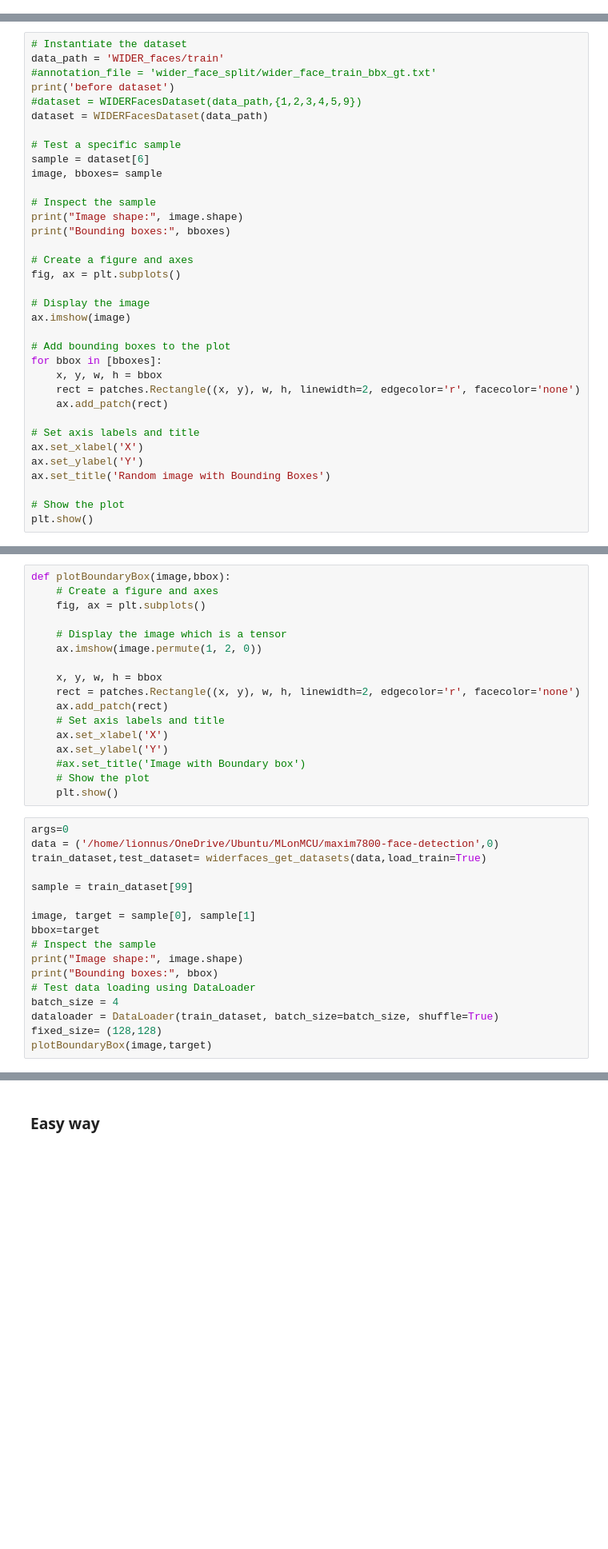
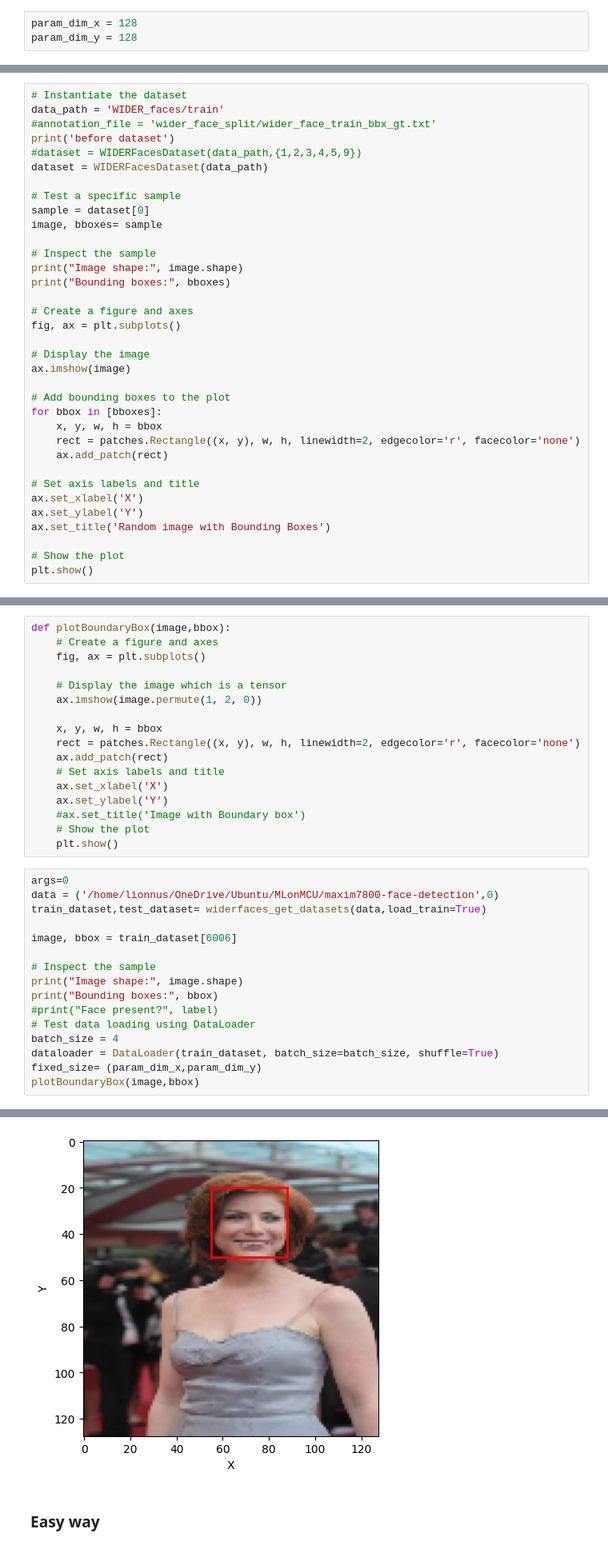
Before and after one commit to lionnus/MAX78000-Face-Detection, a Jupyter notebook: pytorch_face_detection.ipynb, the cells around one changed output, grey strips where cells are left out. Shown at 80% size. Drawn from its saved outputs; the diff is of its cells as text; blank space fills up the shorter version.

```diff
--- a/pytorch_face_detection.ipynb
+++ b/pytorch_face_detection.ipynb
@@ -33,0 +36,3 @@ from torchvision.io import read_image
+# %%
+param_dim_x = 128
+param_dim_y = 128
@@ -210,7 +240,7 @@ print('before dataset')
 dataset = WIDERFacesDataset(data_path)
 
 # Test a specific sample
-sample = dataset[6]
+sample = dataset[0]
 image, bboxes= sample
 
 # Inspect the sample
@@ -262,15 +295,15 @@ args=0
 data = ('/home/lionnus/OneDrive/Ubuntu/MLonMCU/maxim7800-face-detection',0)
 train_dataset,test_dataset= widerfaces_get_datasets(data,load_train=True)
 
-sample = train_dataset[99]
+image, bbox = train_dataset[6006]
 
-image, target = sample[0], sample[1]
-bbox=target
 # Inspect the sample
 print("Image shape:", image.shape)
 print("Bounding boxes:", bbox)
+#print("Face present?", label)
 # Test data loading using DataLoader
 batch_size = 4
 dataloader = DataLoader(train_dataset, batch_size=batch_size, shuffle=True)
-fixed_size= (128,128)
-plotBoundaryBox(image,target)
+fixed_size= (param_dim_x,param_dim_y)
+plotBoundaryBox(image,bbox)
+# %% [output]
@@ -277,3 +313,4 @@ plotBoundaryBox(image,target)
+[figure, added]
 # %% [markdown]
 ### Easy way
 # %%
```
Also changed, not shown: parts of 24 cells of this notebook.
